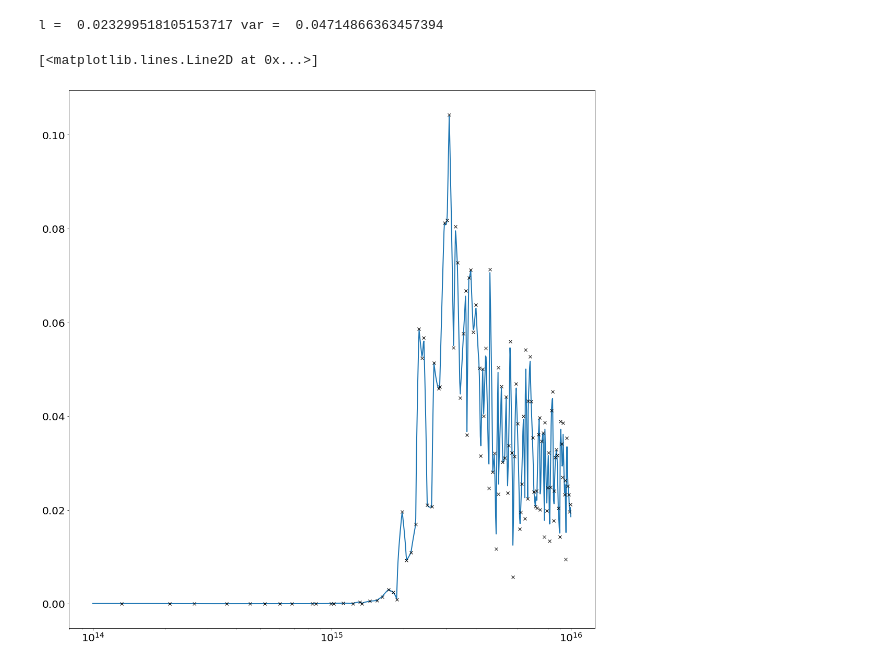
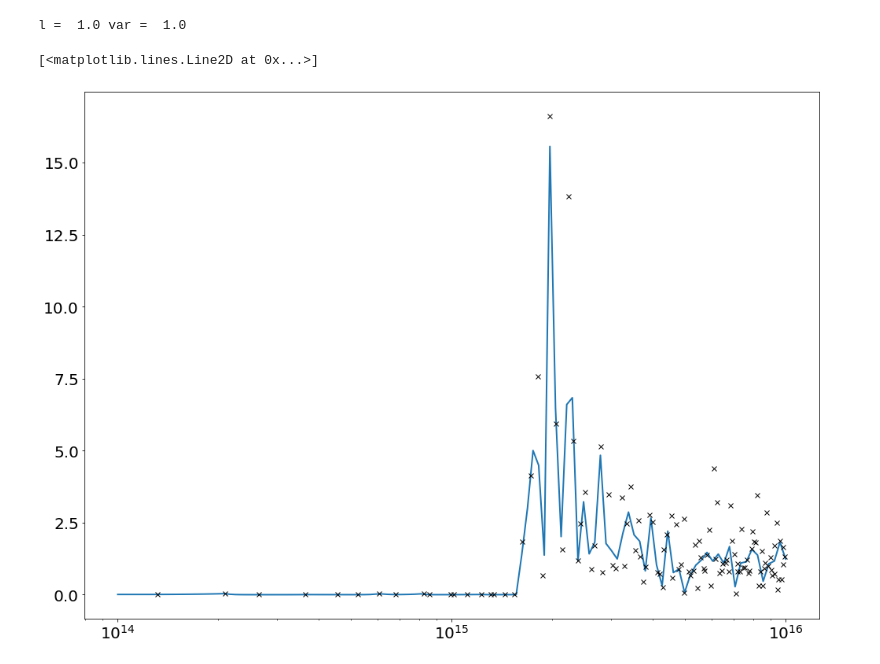
Before and after one commit to gosling123/epoch_surra, a Jupyter notebook: gp_scripts/noise_gp_test.ipynb, the cells around one changed output. Drawn from its saved outputs; the diff is of its cells as text; code cells hidden in the pictures.

```diff
--- a/gp_scripts/noise_gp_test.ipynb
+++ b/gp_scripts/noise_gp_test.ipynb
@@ -5,7 +5,7 @@ input_file = '../training_results/1D_500/train_inputs.json'
 var_file = '../training_results/1D_500/train_outputs_var.json'
 output_file = '../training_results/1D_500/train_outputs_mean.json'
 input_type = 'I'
-output_type = 'P'
+output_type = 'T'
 # %%
 gp = LPI_GP_1D(input_file = input_file, input_type = input_type, output_file = output_file, output_type = output_type, var_file = var_file)
 # %%
@@ -14,20 +14,17 @@ Y = gp.get_noise_var()
 # %%
 gp.optimise_noise_GP()
 # %% [output]
-l =  0.023299518105153717 var =  0.04714866363457394
+l =  1.0 var =  1.0
 # %%
-X_star = np.geomspace(1e14, 1e16, 1000)[:,None]
+X_star = np.geomspace(1e14, 1e16, 120)[:,None]
 
 
-Y_star, sig_epi = gp.noise_GP_predict(X_star, get_std=True)
-
-Y_star = 2*np.sqrt(Y_star)
+Y_star = gp.noise_GP_predict(X_star)
 # %%
 Y_s = Y_star.flatten()
 X_s = X_star.flatten()
-error_epi = 2*np.sqrt(sig_epi)
 plt.semilogx(X_s, Y_s)
-plt.plot(X, 2*np.sqrt(Y), 'kx')
+plt.plot(X, np.exp(Y), 'kx')
 # %% [output]
 [<matplotlib.lines.Line2D at 0x...>]
-[figure, old version]
+[figure, new version]
```
Also changed, not shown: 38 other files.
